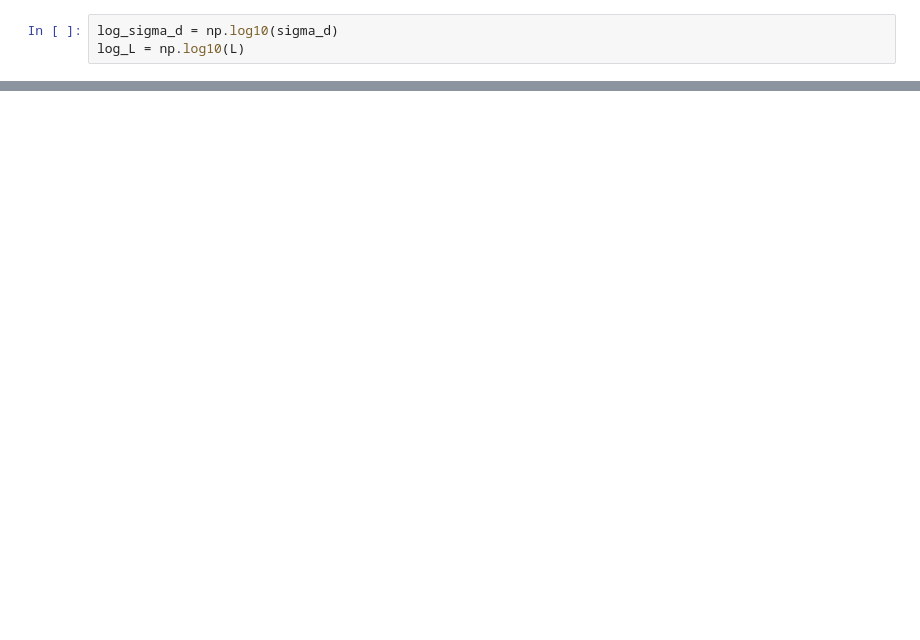
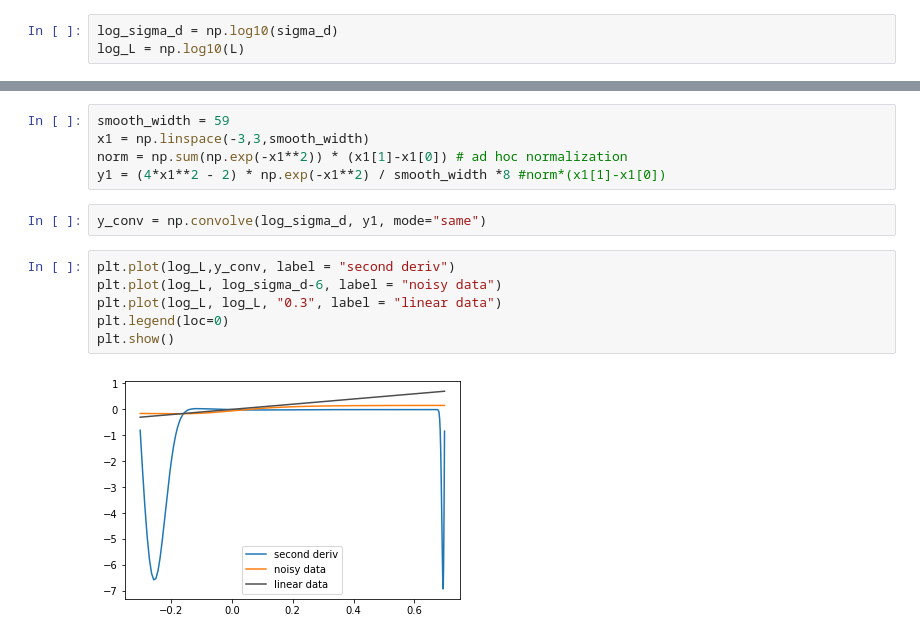
Before and after one commit to MBates92/Scripts, a Jupyter notebook: Roughage.ipynb, the cells around one changed output, grey strips where cells are left out. Saved outputs shown, nothing was run; the diff lists cells and outputs as text; blank space fills up the shorter version.

```diff
--- a/Roughage.ipynb
+++ b/Roughage.ipynb
@@ -54,0 +62,15 @@ plt.show()
+# %%
+smooth_width = 59
+x1 = np.linspace(-3,3,smooth_width)
+norm = np.sum(np.exp(-x1**2)) * (x1[1]-x1[0]) # ad hoc normalization
+y1 = (4*x1**2 - 2) * np.exp(-x1**2) / smooth_width *8 #norm*(x1[1]-x1[0])
+# %%
+y_conv = np.convolve(log_sigma_d, y1, mode="same")
+# %%
+plt.plot(log_L,y_conv, label = "second deriv")
+plt.plot(log_L, log_sigma_d-6, label = "noisy data")
+plt.plot(log_L, log_L, "0.3", label = "linear data")
+plt.legend(loc=0)
+plt.show()
+# %% [output]
+[figure, added]
```
Also changed, not shown: parts of 21 cells of this notebook, 1 other file.
